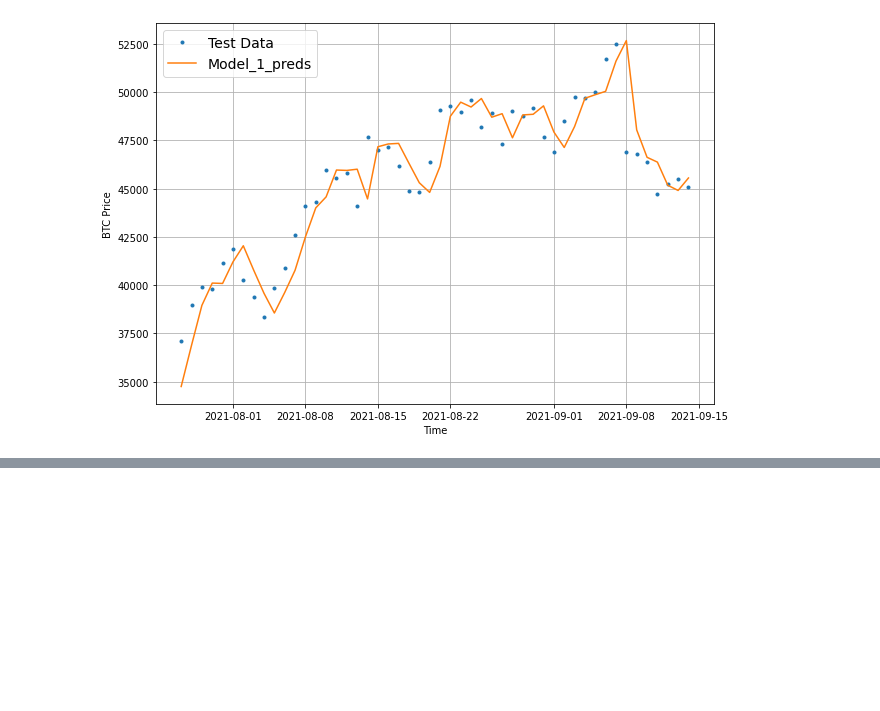
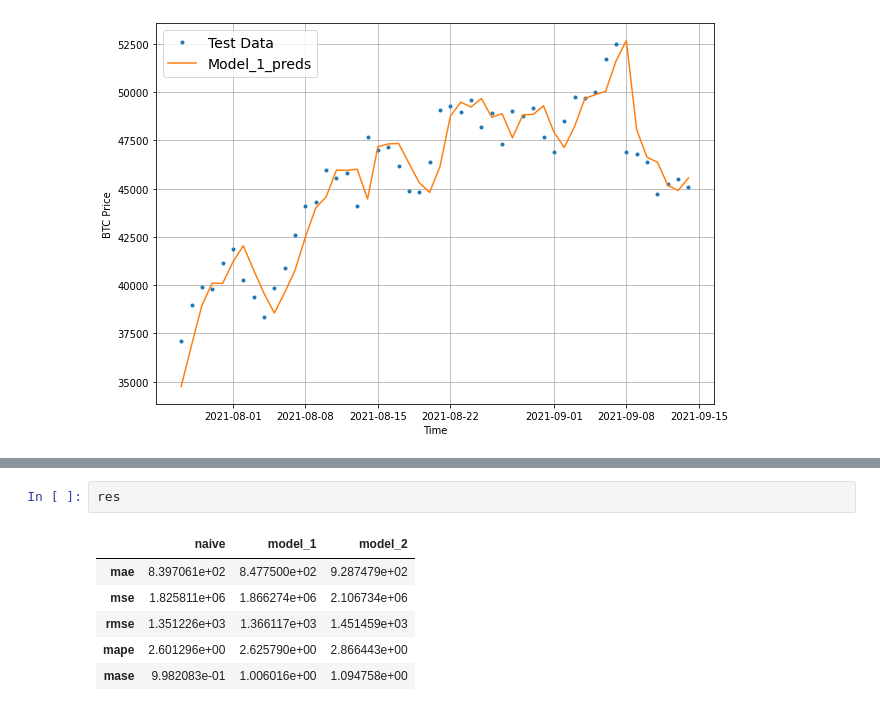
Before and after one commit to Dimisz/tensorflow_projects, a Jupyter notebook: time_series/bitcoin_price_prediction.ipynb, the cells around one changed output, grey strips where cells are left out. Drawn from its saved outputs; the diff is of its cells as text; blank space fills up the shorter version.

```diff
--- a/time_series/bitcoin_price_prediction.ipynb
+++ b/time_series/bitcoin_price_prediction.ipynb
@@ -674,0 +892,9 @@ plot_time_series(timesteps=X_test[-len(test_windows):],
+# %%
+res
+# %% [output]
+|  | naive | model_1 | model_2 |
+| mae | 8.397061e+02 | 8.477500e+02 | 9.287479e+02 |
+| mse | 1.825811e+06 | 1.866274e+06 | 2.106734e+06 |
+| rmse | 1.351226e+03 | 1.366117e+03 | 1.451459e+03 |
+| mape | 2.601296e+00 | 2.625790e+00 | 2.866443e+00 |
+| mase | 9.982083e-01 | 1.006016e+00 | 1.094758e+00 |
```
Also changed, not shown: parts of 24 cells of this notebook.
